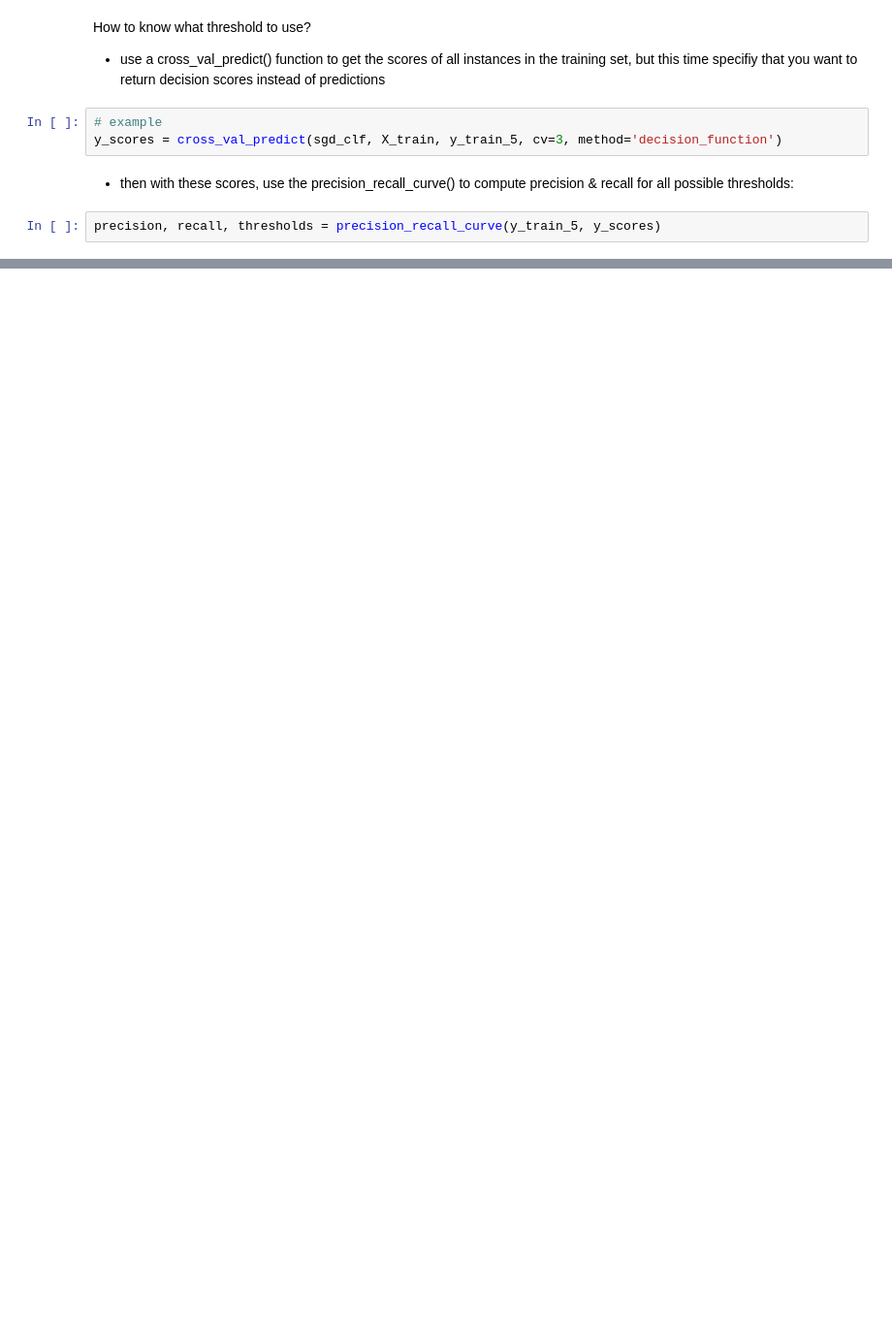
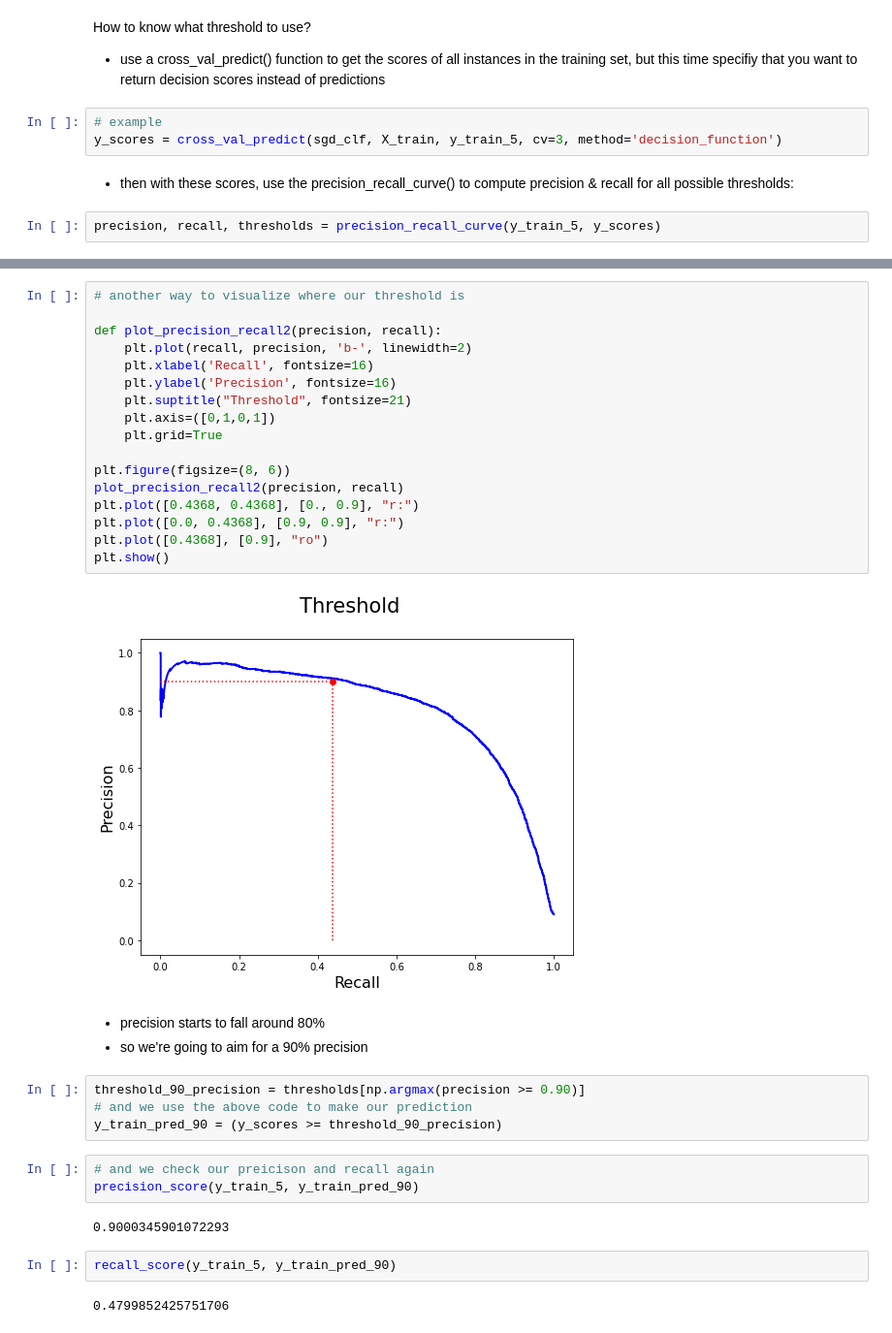
Before and after one commit to jivemachine/hands-on-machine-learning-with-scikit-learn-keras-and-tensorflow, a Jupyter notebook: chapter-3.ipynb, the cells around one changed output, grey strips where cells are left out. Shown: that part at 97% size. Cells and saved outputs as stored; diff of their text form; blank space fills up the shorter version.

```diff
--- a/chapter-3.ipynb
+++ b/chapter-3.ipynb
@@ -173,0 +207,35 @@ plt.show()
+# %%
+# another way to visualize where our threshold is
+
+def plot_precision_recall2(precision, recall):
+    plt.plot(recall, precision, 'b-', linewidth=2)
+    plt.xlabel('Recall', fontsize=16)
+    plt.ylabel('Precision', fontsize=16)
+    plt.suptitle("Threshold", fontsize=21)
+    plt.axis=([0,1,0,1])
+    plt.grid=True
+
+plt.figure(figsize=(8, 6))
+plot_precision_recall2(precision, recall)
+plt.plot([0.4368, 0.4368], [0., 0.9], "r:")
+plt.plot([0.0, 0.4368], [0.9, 0.9], "r:")
+plt.plot([0.4368], [0.9], "ro")
+plt.show()
+# %% [output]
+[figure, added]
+# %% [markdown]
+- precision starts to fall around 80%
+- so we're going to aim for a 90% precision
+# %%
+threshold_90_precision = thresholds[np.argmax(precision >= 0.90)]
+# and we use the above code to make our prediction
+y_train_pred_90 = (y_scores >= threshold_90_precision)
+# %%
+# and we check our preicison and recall again
+precision_score(y_train_5, y_train_pred_90)
+# %% [output]
+0.9000345901072293
+# %%
+recall_score(y_train_5, y_train_pred_90)
+# %% [output]
+0.4799852425751706
```
Also changed, not shown: parts of 13 cells of this notebook.
